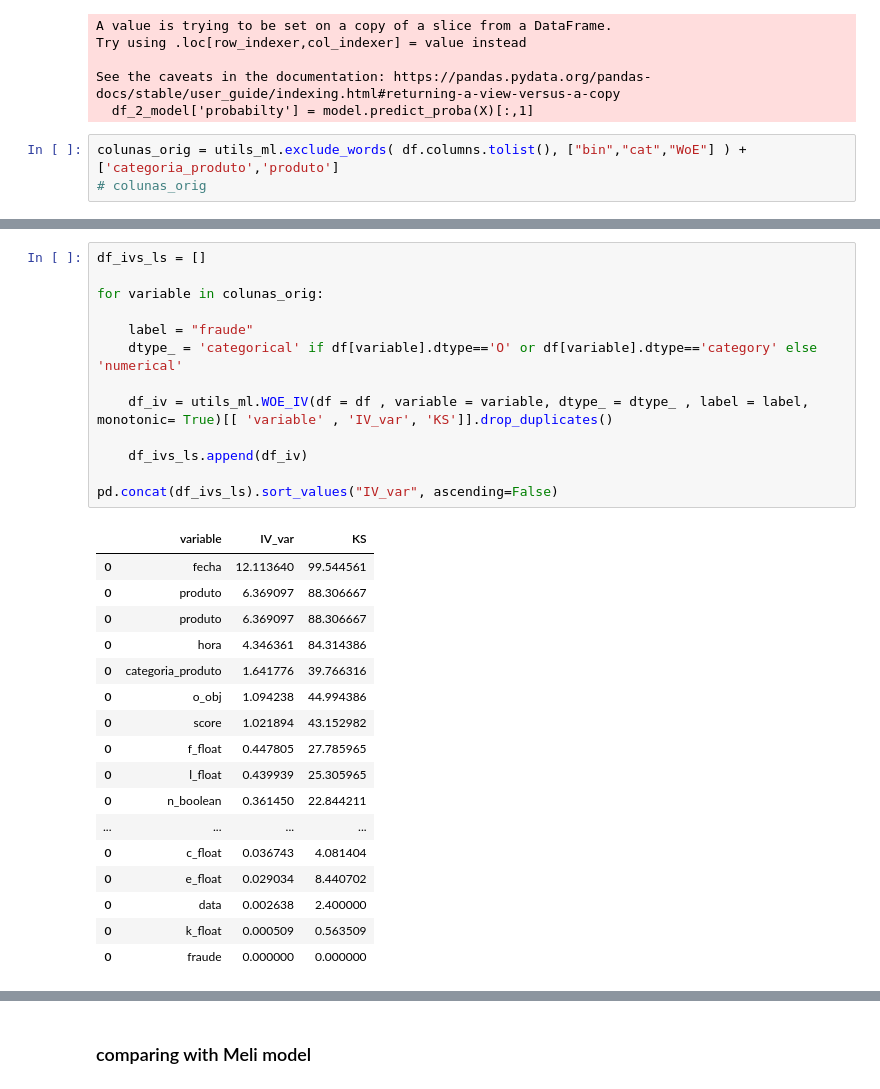
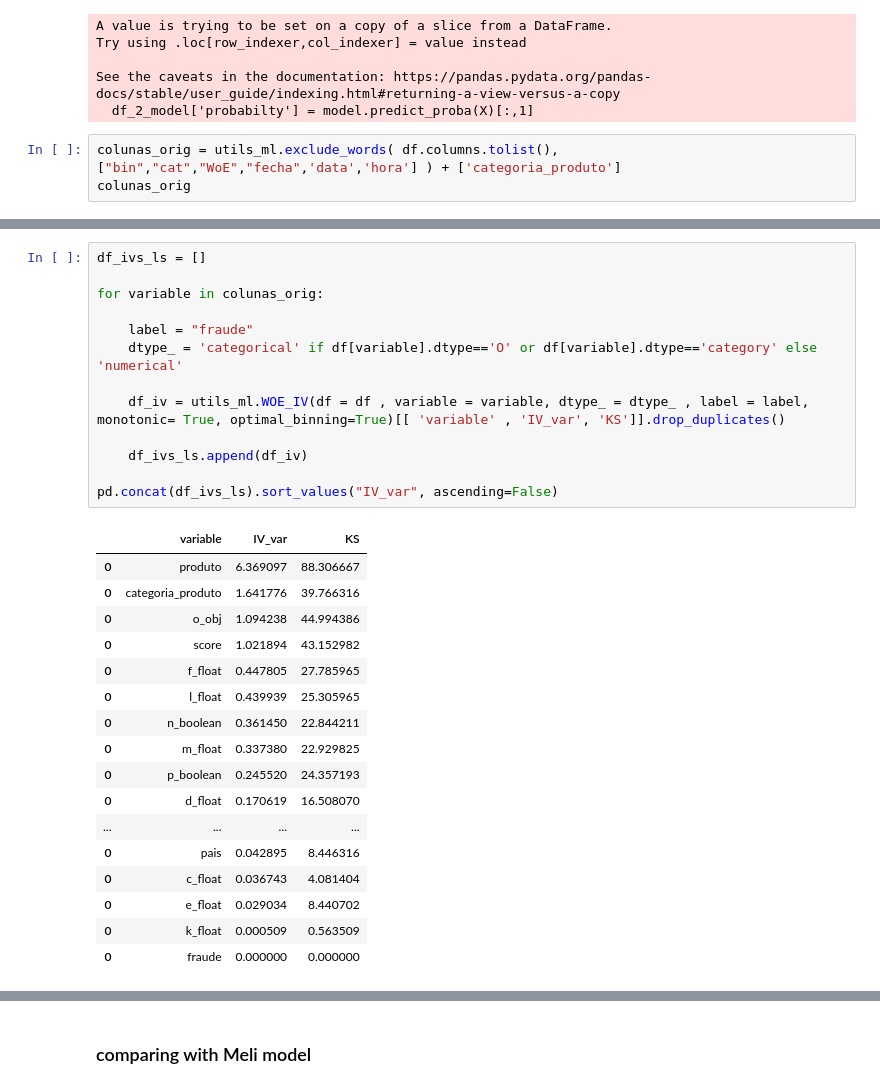
Before and after one commit to caanpaip/ML-anti-fraud, a Jupyter notebook: notebooks/4.Modeling.ipynb, the cells around one changed output, grey strips where cells are left out. Saved outputs shown, nothing was run; the diff lists cells and outputs as text.

```diff
--- a/notebooks/4.Modeling.ipynb
+++ b/notebooks/4.Modeling.ipynb
@@ -172,5 +226,5 @@ Try using .loc[row_indexer,col_indexer] = value instead
 See the caveats in the documentation: https://pandas.pydata.org/pandas-docs/stable/user_guide/indexing.html#returning-a-view-versus-a-copy
   df_2_model['probabilty'] = model.predict_proba(X)[:,1]
 # %%
-colunas_orig = utils_ml.exclude_words( df.columns.tolist(), ["bin","cat","WoE"] ) + ['categoria_produto','produto']
-# colunas_orig
+colunas_orig = utils_ml.exclude_words( df.columns.tolist(), ["bin","cat","WoE","fecha",'data','hora'] ) + ['categoria_produto']
+colunas_orig
@@ -177,32 +251,32 @@ colunas_orig = utils_ml.exclude_words( df.columns.tolist(), ["bin","cat","WoE"]
 # %%
 df_ivs_ls = []
 
 for variable in colunas_orig:
 
     label = "fraude"
     dtype_ = 'categorical' if df[variable].dtype=='O' or df[variable].dtype=='category' else 'numerical'
 
-    df_iv = utils_ml.WOE_IV(df = df , variable = variable, dtype_ = dtype_ , label = label, monotonic= True)[[ 'variable' , 'IV_var', 'KS']].drop_duplicates()
+    df_iv = utils_ml.WOE_IV(df = df , variable = variable, dtype_ = dtype_ , label = label, monotonic= True, optimal_binning=True)[[ 'variable' , 'IV_var', 'KS']].drop_duplicates()
 
     df_ivs_ls.append(df_iv)
 
 pd.concat(df_ivs_ls).sort_values("IV_var", ascending=False)
 # %% [output]
 |  | variable | IV_var | KS |
-| 0 | fecha | 12.113640 | 99.544561 |
 | 0 | produto | 6.369097 | 88.306667 |
-| 0 | produto | 6.369097 | 88.306667 |
-| 0 | hora | 4.346361 | 84.314386 |
 | 0 | categoria_produto | 1.641776 | 39.766316 |
 | 0 | o_obj | 1.094238 | 44.994386 |
 | 0 | score | 1.021894 | 43.152982 |
 | 0 | f_float | 0.447805 | 27.785965 |
 | 0 | l_float | 0.439939 | 25.305965 |
 | 0 | n_boolean | 0.361450 | 22.844211 |
+| 0 | m_float | 0.337380 | 22.929825 |
+| 0 | p_boolean | 0.245520 | 24.357193 |
+| 0 | d_float | 0.170619 | 16.508070 |
 | ... | ... | ... | ... |
+| 0 | pais | 0.042895 | 8.446316 |
 | 0 | c_float | 0.036743 | 4.081404 |
 | 0 | e_float | 0.029034 | 8.440702 |
-| 0 | data | 0.002638 | 2.400000 |
 | 0 | k_float | 0.000509 | 0.563509 |
 | 0 | fraude | 0.000000 | 0.000000 |
 # %%
```
Also changed, not shown: parts of 15 cells of this notebook, 23 other files.
